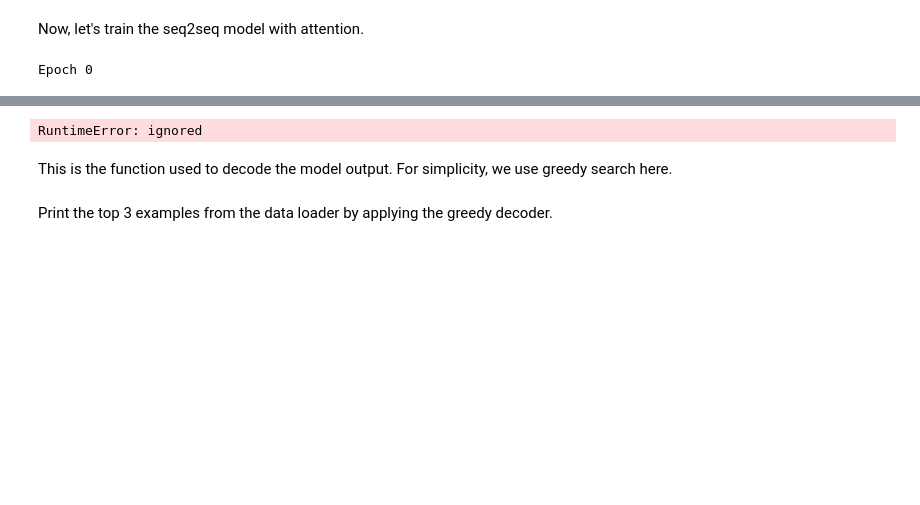
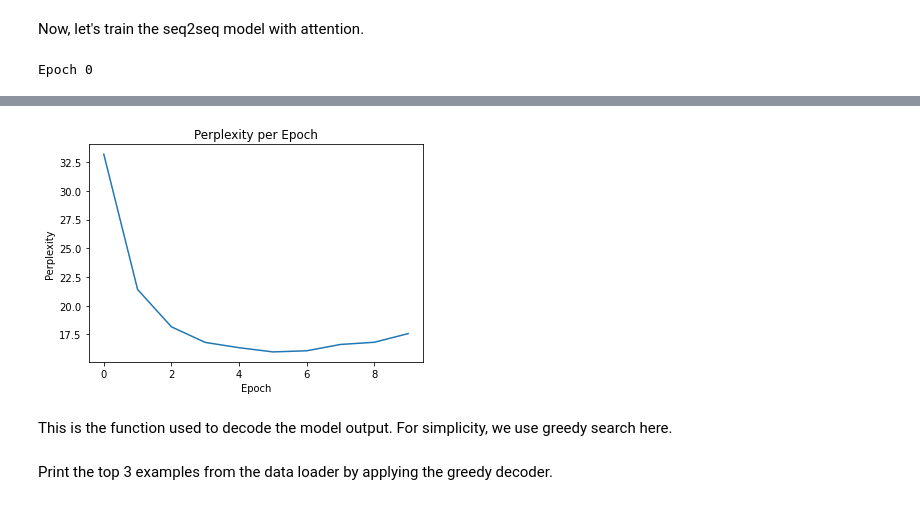
Before and after one commit to bottlebird/nlp-seq2seq, a Jupyter notebook: 2b_Seq2Seq.ipynb, the cells around one changed output, grey strips where cells are left out. Cells and saved outputs as stored; diff of their text form; code cells hidden in the pictures; blank space fills up the shorter version.

```diff
--- a/2b_Seq2Seq.ipynb
+++ b/2b_Seq2Seq.ipynb
@@ -569,15 +513,18 @@ class EncoderAttentionDecoder(nn.Module):
     ### Your code here!
     # You can refer to `EncoderDecoder` and extend from it.
     encoder_hiddens, encoder_finals = self.encode(src_ids, src_lengths)
-    #del encoder_hiddens   # unused
-    return self.decode(trg_ids[:, :-1], encoder_hiddens, encoder_finals)
+    src_mask = (src_ids != PAD_INDEX).unsqueeze(-2)
+    trg_mask = (trg_ids[:, 1:] != PAD_INDEX).unsqueeze(-2)
+    return self.decode(encoder_hiddens, encoder_finals,
+                       src_mask, trg_ids[:, :-1], trg_mask)
 
   def encode(self, src_ids, src_lengths):
     return self.encoder(self.src_embed(src_ids), src_lengths)
 
-  def decode(self, trg_ids, encoder_hiddens,decoder_hidden=None):
-    print(self.trg_embed(trg_ids))
-    return self.decoder(self.trg_embed(trg_ids), encoder_hiddens, decoder_hidden)
+  def decode(self, encoder_hiddens, encoder_finals, src_mask,
+             trg_ids, trg_mask, hidden=None):
+    return self.decoder(self.trg_embed(trg_ids), encoder_hiddens,
+                        encoder_finals, src_mask, trg_mask, hidden)
 # %% [markdown]
 ## **Section 5: Training and Testing**
 
@@ -729,12 +695,11 @@ plot_perplexity(pure_dev_ppls)
 Now, let's train the seq2seq model with attention.
 # %%
 attn_seq2seq = EncoderAttentionDecoder(
-  encoder=Encoder(embed_size, hidden_size, dropout=dropout),
-  decoder=AttentionDecoder(embed_size, hidden_size,
-                  attention=None, dropout=dropout),
-  src_embed=nn.Embedding(len(src_vocab_set), embed_size),
-  trg_embed=nn.Embedding(len(trg_vocab_set), embed_size),
-  generator=Generator(hidden_size, len(trg_vocab_set))).to(device)
+    encoder=Encoder(embed_size, hidden_size, dropout=dropout),
+    decoder=AttentionDecoder(embed_size, hidden_size, dropout=dropout),
+    src_embed=nn.Embedding(len(src_vocab_set), embed_size),
+    trg_embed=nn.Embedding(len(trg_vocab_set), embed_size),
+    generator=Generator(hidden_size, len(trg_vocab_set))).to(device)
 
 attn_dev_ppls = train(attn_seq2seq, num_epochs=10, learning_rate=1e-3,
                       print_every=100)
@@ -762 +727 @@ input[0] torch.Size([49, 256])
-RuntimeError: ignored
+[figure, added]
```
Also changed, not shown: parts of 23 cells of this notebook, 5 other files.
